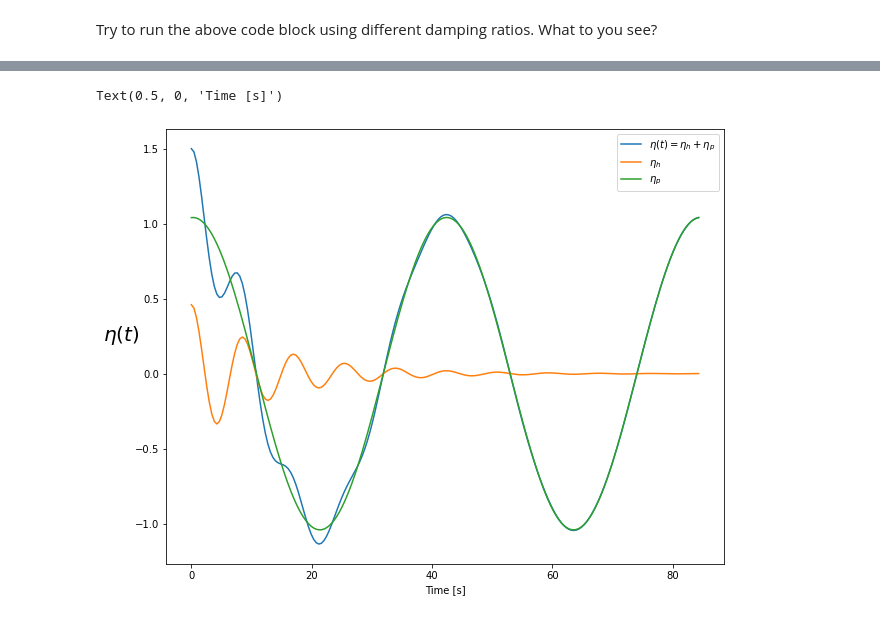
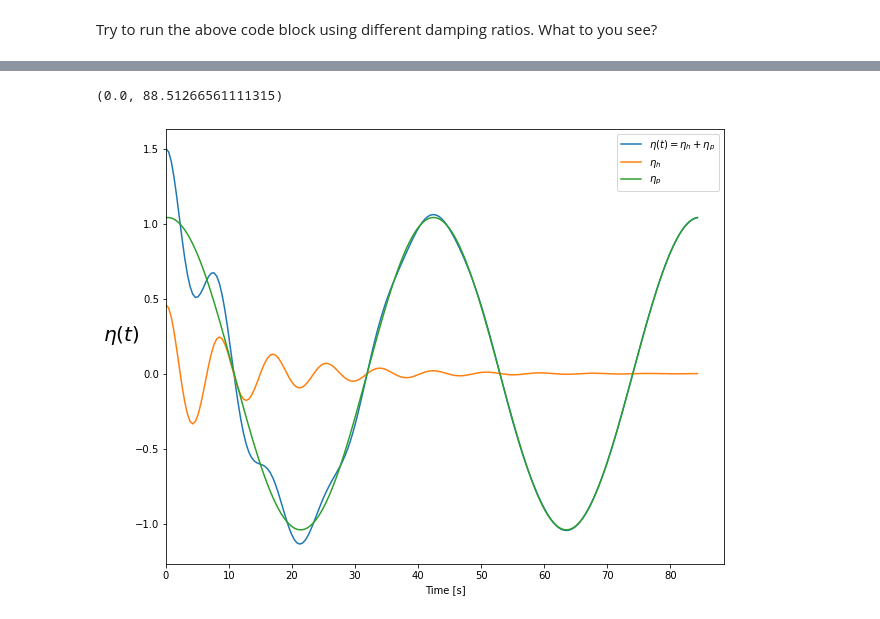
Before and after one commit to hydrodavid/tmr4247, a Jupyter notebook: Lecture_6.ipynb, the cells around one changed output, grey strips where cells are left out. Saved outputs shown, nothing was run; the diff lists cells and outputs as text; code cells hidden in the pictures.

```diff
--- a/Lecture_6.ipynb
+++ b/Lecture_6.ipynb
@@ -324,32 +372,33 @@ omg1 = omg0*np.sqrt(1.0-xi**2)
 
 
 # Particular solution:
 A_p = Fe/np.sqrt((k-m*omg**2)**2 + (omg*b)**2)
 eps = -np.arctan((omg*b)/(k-m*omg**2))
 eta_p = lambda t: A_p*np.cos(omg*t+eps)
 deta_p0 = -omg*A_p*np.sin(eps)
 
 # Homogeneous solution:
 alpha = xi*omg0
 delta = -np.arctan(xi*omg0/omg1)
 eta_h0 = A0-eta_p(0)  # Subtract contribution from particular solution to initial position
 deta_h0 = B0-deta_p0  # Subtract contribution from particular solution to initial velocity
 A = np.sqrt(eta_h0**2 + ((deta_h0+alpha*eta_h0)/omg1)**2)
 eta_h = lambda t: A*np.exp(-alpha*t)*np.cos(omg1*t+delta)
 
 tvec = np.linspace(0, 2*Tf, 200) # Time vector from zero to 2x load period
 
 # Plot surface elevation:
 fig = plt.figure(figsize=(10,8))
 
 ax1 = fig.add_subplot(111)
 ax1.plot(tvec, eta_h(tvec) + eta_p(tvec), label=r'$\eta(t)=\eta_h+\eta_p$')
 ax1.plot(tvec, eta_h(tvec), label=r'$\eta_h$')
 ax1.plot(tvec, eta_p(tvec), label=r'$\eta_p$')
 ax1.legend()
 ax1.set_ylabel(r'$\eta(t)$', rotation=0, fontsize=20)
 ax1.yaxis.set_label_coords(-0.08, 0.5) # Adjust position of y-axis label
 ax1.set_xlabel('Time [s]')
+ax1.set_xlim(xmin=0)
 # %% [output]
-Text(0.5, 0, 'Time [s]')
+(0.0, 88.51266561111315)
-[figure, old version]
+[figure, new version]
```
Also changed, not shown: parts of 9 cells of this notebook, 1 other file.
